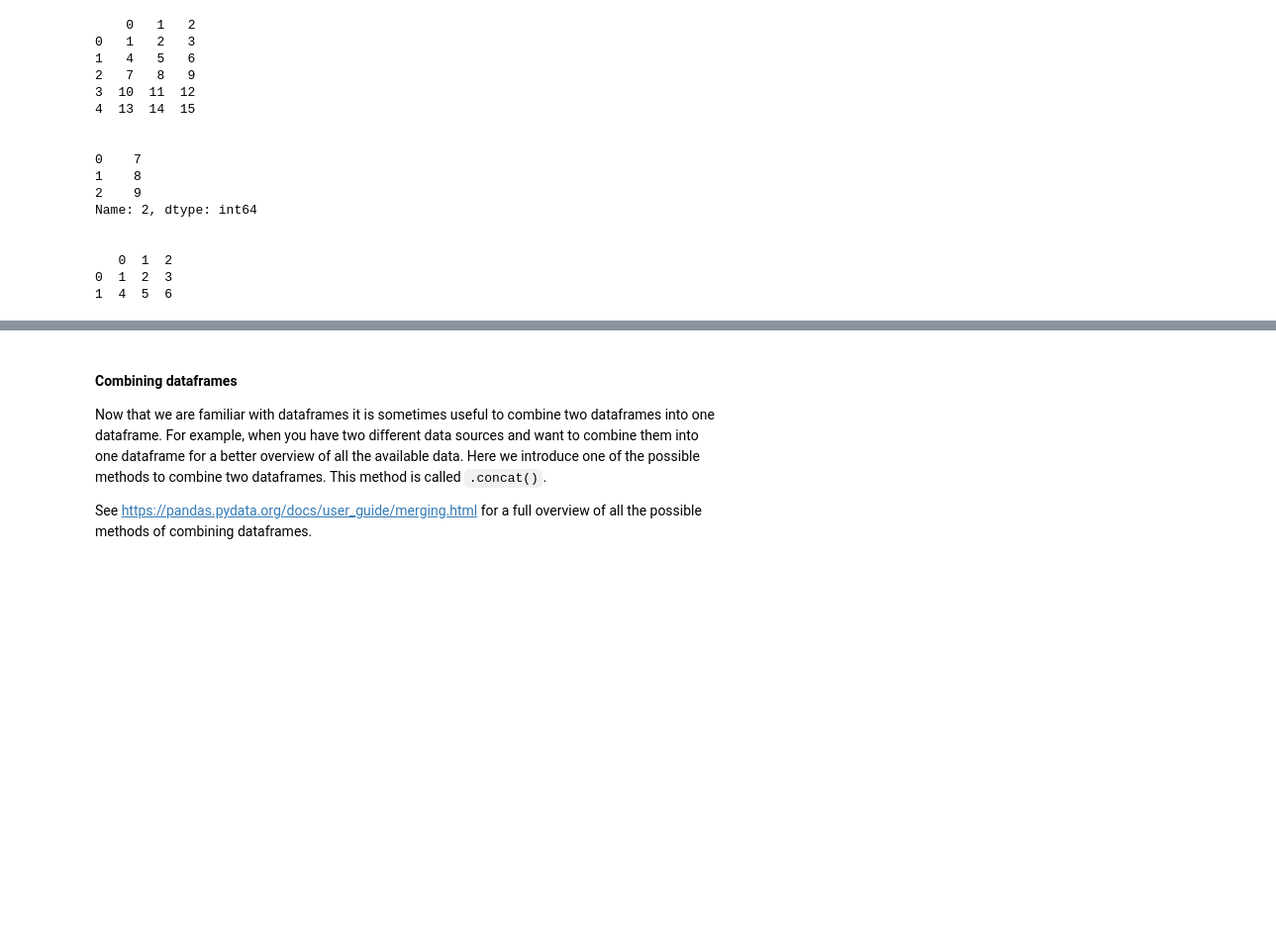
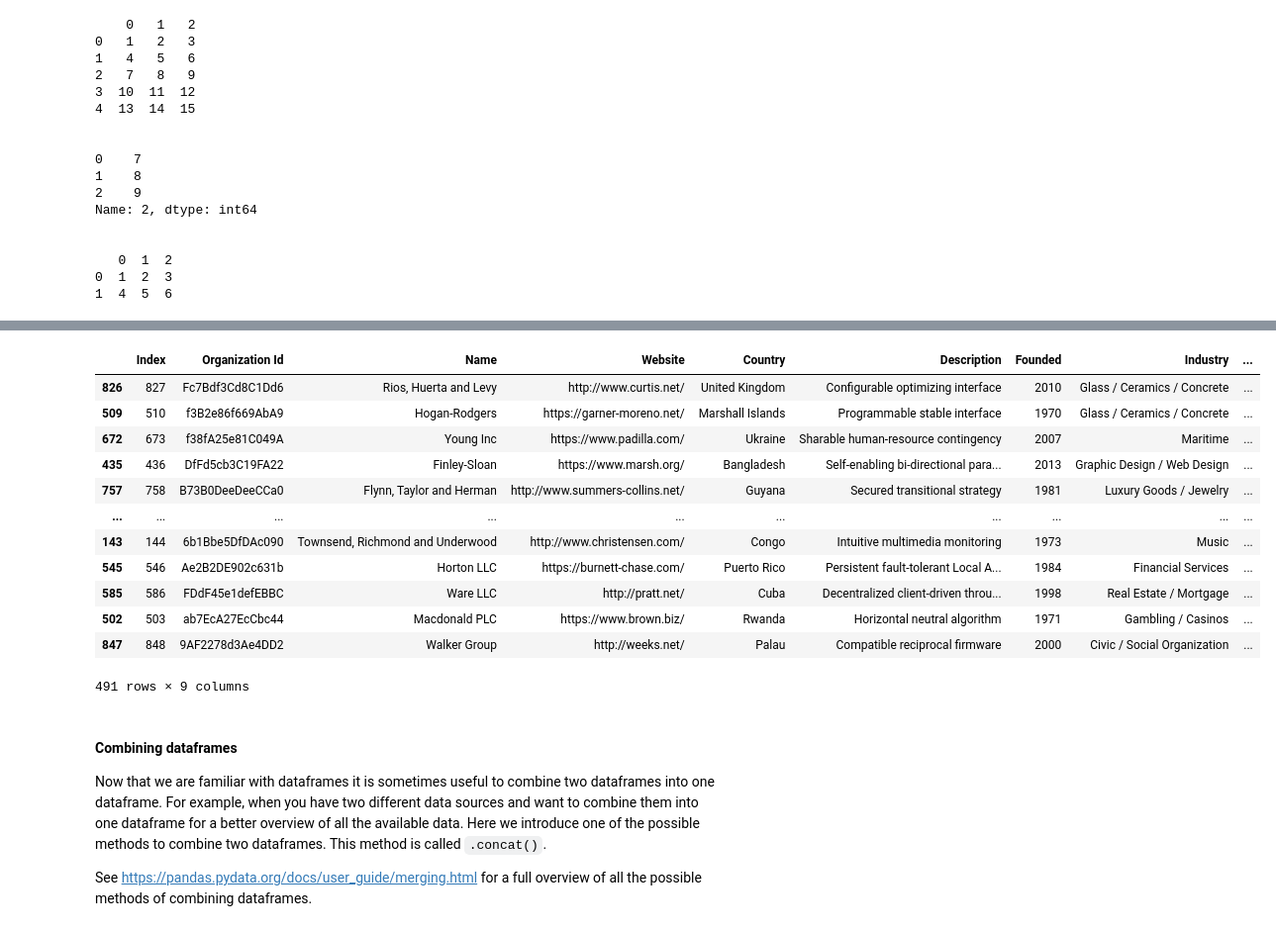
Before and after one commit to FutureFacts/spikeupai, a Jupyter notebook: DS_deepdive_3_solutions.ipynb, the cells around one changed output, grey strips where cells are left out. Shown at 99% size. Saved outputs shown, nothing was run; the diff lists cells and outputs as text; code cells hidden in the pictures; blank space fills up the shorter version.

Commit message:
feat: added sorting and filtering

```diff
--- a/DS_deepdive_3_solutions.ipynb
+++ b/DS_deepdive_3_solutions.ipynb
@@ -1797,3 +1822,25 @@ Name: 2, dtype: int64
+# %%
+# Filter data by using .loc and creating a conditional statement within the loc method
+# Here we define a conditional statement in the loc method. We are only interested in the data where 'Number of employees' is greater than 5000
+filter_data = org_data.loc[org_data['Number of employees'] > 5000]
+
+# To be sure that this method is working we are going to sort filter_data by the number of employees and display the result
+sort_filter_data = filter_data.sort_values(by='Number of employees')
+sort_filter_data
+# %% [output]
+|  | Index | Organization Id | Name | Website | Country | Description | Founded | Industry | ... |
+| 826 | 827 | Fc7Bdf3Cd8C1Dd6 | Rios, Huerta and Levy | http://www.curtis.net/ | United Kingdom | Configurable optimizing interface | 2010 | Glass / Ceramics / Concrete | ... |
+| 509 | 510 | f3B2e86f669AbA9 | Hogan-Rodgers | https://garner-moreno.net/ | Marshall Islands | Programmable stable interface | 1970 | Glass / Ceramics / Concrete | ... |
+| 672 | 673 | f38fA25e81C049A | Young Inc | https://www.padilla.com/ | Ukraine | Sharable human-resource contingency | 2007 | Maritime | ... |
+| 435 | 436 | DfFd5cb3C19FA22 | Finley-Sloan | https://www.marsh.org/ | Bangladesh | Self-enabling bi-directional para... | 2013 | Graphic Design / Web Design | ... |
+| 757 | 758 | B73B0DeeDeeCCa0 | Flynn, Taylor and Herman | http://www.summers-collins.net/ | Guyana | Secured transitional strategy | 1981 | Luxury Goods / Jewelry | ... |
+| ... | ... | ... | ... | ... | ... | ... | ... | ... | ... |
+| 143 | 144 | 6b1Bbe5DfDAc090 | Townsend, Richmond and Underwood | http://www.christensen.com/ | Congo | Intuitive multimedia monitoring | 1973 | Music | ... |
+| 545 | 546 | Ae2B2DE902c631b | Horton LLC | https://burnett-chase.com/ | Puerto Rico | Persistent fault-tolerant Local A... | 1984 | Financial Services | ... |
+| 585 | 586 | FDdF45e1defEBBC | Ware LLC | http://pratt.net/ | Cuba | Decentralized client-driven throu... | 1998 | Real Estate / Mortgage | ... |
+| 502 | 503 | ab7EcA27EcCbc44 | Macdonald PLC | https://www.brown.biz/ | Rwanda | Horizontal neutral algorithm | 1971 | Gambling / Casinos | ... |
+| 847 | 848 | 9AF2278d3Ae4DD2 | Walker Group | http://weeks.net/ | Palau | Compatible reciprocal firmware | 2000 | Civic / Social Organization | ... |
+491 rows × 9 columns
 # %% [markdown]
 #### Combining dataframes
 
```
Also changed, not shown: parts of 2 cells of this notebook.
